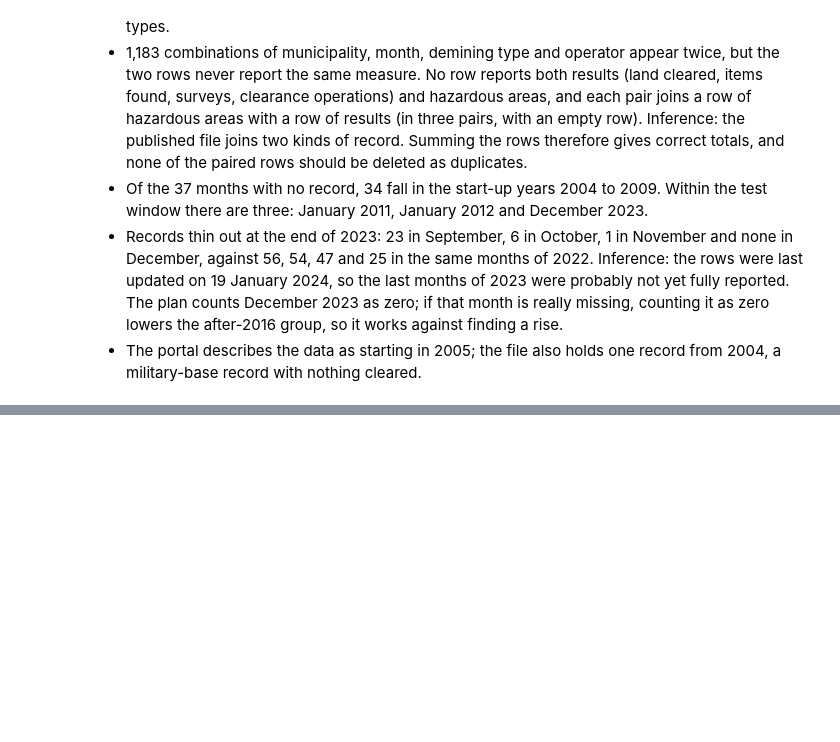
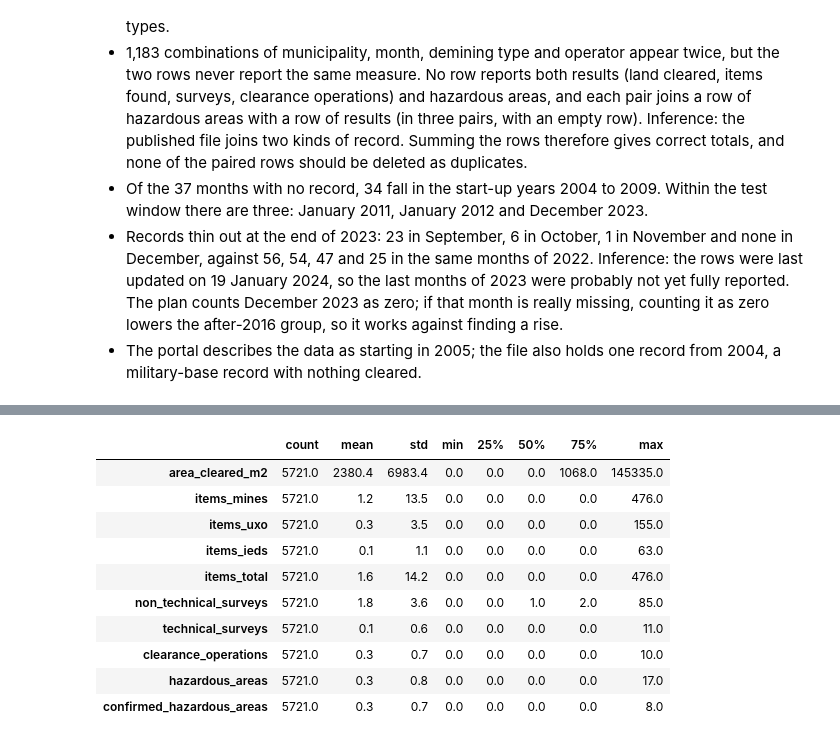
Before and after one commit to travisrcarlson/statistical-analysis-project, a Jupyter notebook: analysis.ipynb, the cells around one changed output, grey strips where cells are left out. Cells and saved outputs as stored; diff of their text form; code cells hidden in the pictures; blank space fills up the shorter version.

```diff
--- a/analysis.ipynb
+++ b/analysis.ipynb
@@ -316,0 +323,14 @@ Records in September to December, 2022 and 2023:
+# %%
+df[MEASURES].describe().T.round(1)
+# %% [output]
+|  | count | mean | std | min | 25% | 50% | 75% | max |
+| area_cleared_m2 | 5721.0 | 2380.4 | 6983.4 | 0.0 | 0.0 | 0.0 | 1068.0 | 145335.0 |
+| items_mines | 5721.0 | 1.2 | 13.5 | 0.0 | 0.0 | 0.0 | 0.0 | 476.0 |
+| items_uxo | 5721.0 | 0.3 | 3.5 | 0.0 | 0.0 | 0.0 | 0.0 | 155.0 |
+| items_ieds | 5721.0 | 0.1 | 1.1 | 0.0 | 0.0 | 0.0 | 0.0 | 63.0 |
+| items_total | 5721.0 | 1.6 | 14.2 | 0.0 | 0.0 | 0.0 | 0.0 | 476.0 |
+| non_technical_surveys | 5721.0 | 1.8 | 3.6 | 0.0 | 0.0 | 1.0 | 2.0 | 85.0 |
+| technical_surveys | 5721.0 | 0.1 | 0.6 | 0.0 | 0.0 | 0.0 | 0.0 | 11.0 |
+| clearance_operations | 5721.0 | 0.3 | 0.7 | 0.0 | 0.0 | 0.0 | 0.0 | 10.0 |
+| hazardous_areas | 5721.0 | 0.3 | 0.8 | 0.0 | 0.0 | 0.0 | 0.0 | 17.0 |
+| confirmed_hazardous_areas | 5721.0 | 0.3 | 0.7 | 0.0 | 0.0 | 0.0 | 0.0 | 8.0 |
```
Also changed, not shown: parts of 14 cells of this notebook.
